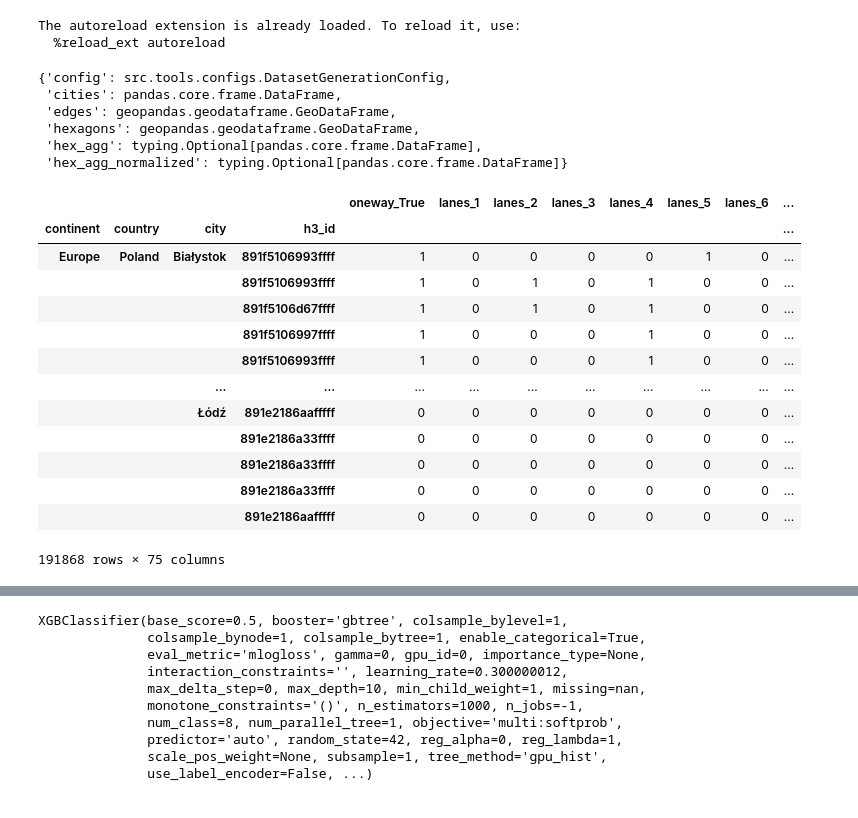
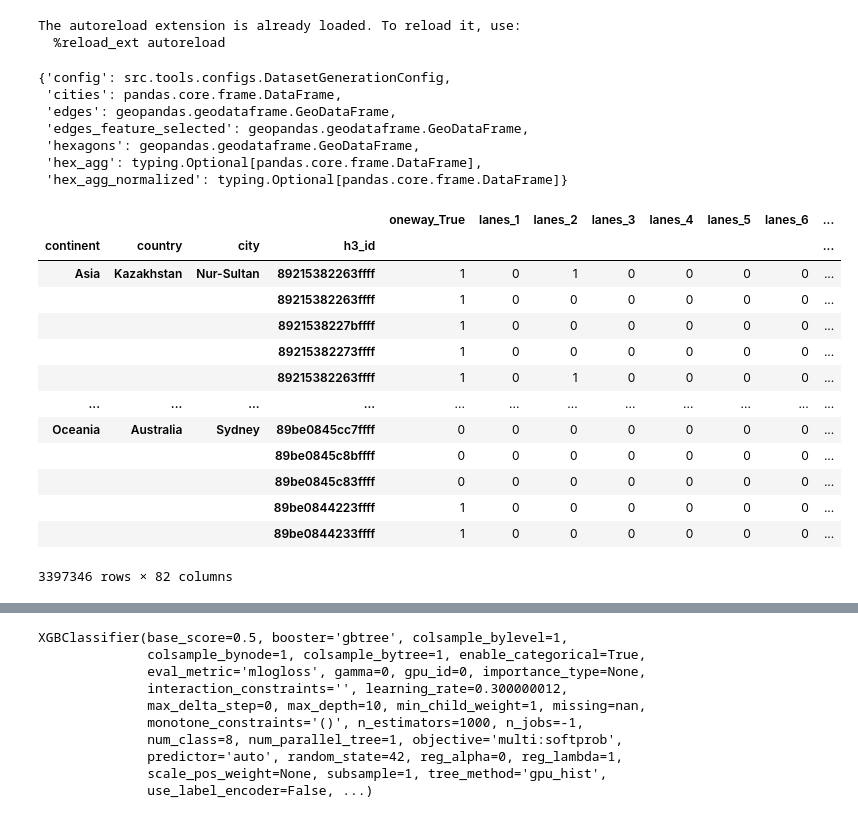
Before and after one commit to Calychas/highway2vec, a Jupyter notebook: notebooks/features_classifier.ipynb, the cells around one changed output, grey strips where cells are left out. Cells and saved outputs as stored; diff of their text form; code cells hidden in the pictures.

```diff
--- a/notebooks/features_classifier.ipynb
+++ b/notebooks/features_classifier.ipynb
@@ -33,8 +33,8 @@ import gzip
 tqdm.pandas()
 # %%
 ec = ExperimentConfig(
-    dataset_filename="dataset_2021-11-29_20-45-47_poland.pkl.gz",
-    # dataset_filename="dataset_2021-12-11_21-19-43_all.pkl.gz",
+    # dataset_filename="dataset_2021-12-19_02-25-14_poland.pkl.gz",
+    dataset_filename="dataset_2021-12-19_02-40-36_all.pkl.gz",
     model_name="autoencoder",
     mode="edges",
     test_cities=["Łódź"],
@@ -59,6 +59,7 @@ ds.__annotations__
 {'config': src.tools.configs.DatasetGenerationConfig,
  'cities': pandas.core.frame.DataFrame,
  'edges': geopandas.geodataframe.GeoDataFrame,
+ 'edges_feature_selected': geopandas.geodataframe.GeoDataFrame,
  'hexagons': geopandas.geodataframe.GeoDataFrame,
  'hex_agg': typing.Optional[pandas.core.frame.DataFrame],
  'hex_agg_normalized': typing.Optional[pandas.core.frame.DataFrame]}
@@ -74,44 +75,59 @@ random_seed = ec.random_seed
 # %%
 data = apply_feature_selection(edges, ds_config.featureset_selection)
 data = apply_features_mapping(data, [{
     "feature": "highway",
     "mapping": {
         "motorway_link": "motorway",
         "primary_link": "primary",
         "secondary_link": "secondary",
         "tertiary_link": "tertiary",
         "trunk_link": "trunk"
     }
 }])
 # data = apply_features_mapping(data, [{
+#     "feature": "surface",
+#     "mapping": {
+#         "asphalt": "paved",
+#         "paving_stones": "paved",
+#         "concrete": "paved",
+#         "concrete_prefabricated": "paved",
+#         "compacted": "unpaved",
+#         "ground": "unpaved"
+#     }
+# }])
+data = apply_features_assume(data, {
+      "surface": "paved",
+})
+# data = apply_features_mapping(data, [{
 #     "feature": "highway",
 #     "mapping": {
 #         'secondary': 'not_residential',
 #         'tertiary': 'not_residential',
 #         'living_street': 'not_residential',
 #         'primary': 'not_residential',
 #         'unclassified': 'not_residential',
 #         'motorway': 'not_residential',
 #         'trunk': 'not_residential'
 #     }
 # }])
 # data = data.drop(columns="highway_residential")
+# data = data.drop(columns="surface_paved")
 data
 # %% [output]
 |  |  |  |  | oneway_True | lanes_1 | lanes_2 | lanes_3 | lanes_4 | lanes_5 | lanes_6 | ... |
 | continent | country | city | h3_id |  |  |  |  |  |  |  | ... |
-| Europe | Poland | Białystok | 891f5106993ffff | 1 | 0 | 0 | 0 | 0 | 1 | 0 | ... |
-|  |  |  | 891f5106993ffff | 1 | 0 | 1 | 0 | 1 | 0 | 0 | ... |
-|  |  |  | 891f5106d67ffff | 1 | 0 | 1 | 0 | 1 | 0 | 0 | ... |
-|  |  |  | 891f5106997ffff | 1 | 0 | 0 | 0 | 1 | 0 | 0 | ... |
-|  |  |  | 891f5106993ffff | 1 | 0 | 0 | 0 | 1 | 0 | 0 | ... |
-|  |  | ... | ... | ... | ... | ... | ... | ... | ... | ... | ... |
-|  |  | Łódź | 891e2186aafffff | 0 | 0 | 0 | 0 | 0 | 0 | 0 | ... |
-|  |  |  | 891e2186a33ffff | 0 | 0 | 0 | 0 | 0 | 0 | 0 | ... |
-|  |  |  | 891e2186a33ffff | 0 | 0 | 0 | 0 | 0 | 0 | 0 | ... |
-|  |  |  | 891e2186a33ffff | 0 | 0 | 0 | 0 | 0 | 0 | 0 | ... |
-|  |  |  | 891e2186aafffff | 0 | 0 | 0 | 0 | 0 | 0 | 0 | ... |
+| Asia | Kazakhstan | Nur-Sultan | 89215382263ffff | 1 | 0 | 1 | 0 | 0 | 0 | 0 | ... |
+|  |  |  | 89215382263ffff | 1 | 0 | 0 | 0 | 0 | 0 | 0 | ... |
+|  |  |  | 8921538227bffff | 1 | 0 | 0 | 0 | 0 | 0 | 0 | ... |
+|  |  |  | 89215382273ffff | 1 | 0 | 0 | 0 | 0 | 0 | 0 | ... |
+|  |  |  | 89215382263ffff | 1 | 0 | 1 | 0 | 0 | 0 | 0 | ... |
+| ... | ... | ... | ... | ... | ... | ... | ... | ... | ... | ... | ... |
+| Oceania | Australia | Sydney | 89be0845cc7ffff | 0 | 0 | 0 | 0 | 0 | 0 | 0 | ... |
+|  |  |  | 89be0845c8bffff | 0 | 0 | 0 | 0 | 0 | 0 | 0 | ... |
+|  |  |  | 89be0845c83ffff | 0 | 0 | 0 | 0 | 0 | 0 | 0 | ... |
+|  |  |  | 89be0844223ffff | 1 | 0 | 0 | 0 | 0 | 0 | 0 | ... |
+|  |  |  | 89be0844233ffff | 1 | 0 | 0 | 0 | 0 | 0 | 0 | ... |
-191868 rows × 75 columns
+3397346 rows × 82 columns
 # %%
 data["oneway_False"] = 1 - data["oneway_True"]
 # %%
```
Also changed, not shown: parts of 6 cells of this notebook, 17 other files.
